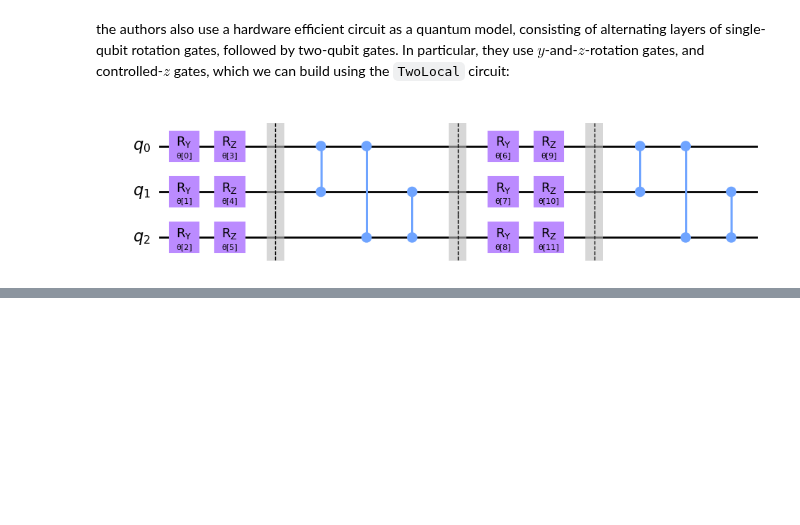
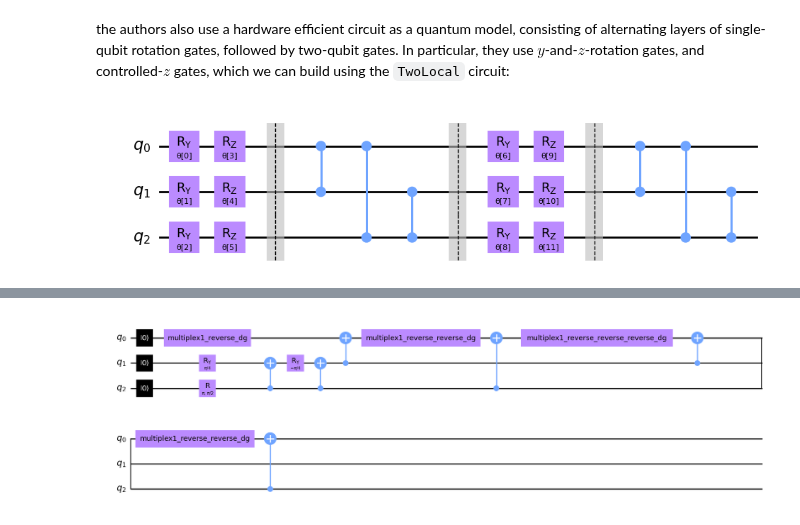
Before and after one commit to osbama/Phys710, a Jupyter notebook: Lecture 1/Lecture1.ipynb, the cells around one changed output, grey strips where cells are left out. Saved outputs shown, nothing was run; the diff lists cells and outputs as text; code cells hidden in the pictures; blank space fills up the shorter version.

```diff
--- a/Lecture 1/Lecture1.ipynb
+++ b/Lecture 1/Lecture1.ipynb
@@ -196,0 +228,19 @@ qc_twolocal.decompose().draw(output='mpl')
+# %%
+import math
+from qiskit import QuantumCircuit
+
+desired_state = [
+    0,
+    0,
+    0,
+    0,
+    0,
+    1 / math.sqrt(2),
+    0,
+    1 / math.sqrt(2)]
+
+qc = QuantumCircuit(3)
+qc.initialize(desired_state, [0,1,2])
+qc.decompose().decompose().decompose().decompose().decompose().draw(output='mpl')
+# %% [output]
+[figure, added]
```
Also changed, not shown: parts of 16 cells of this notebook.
